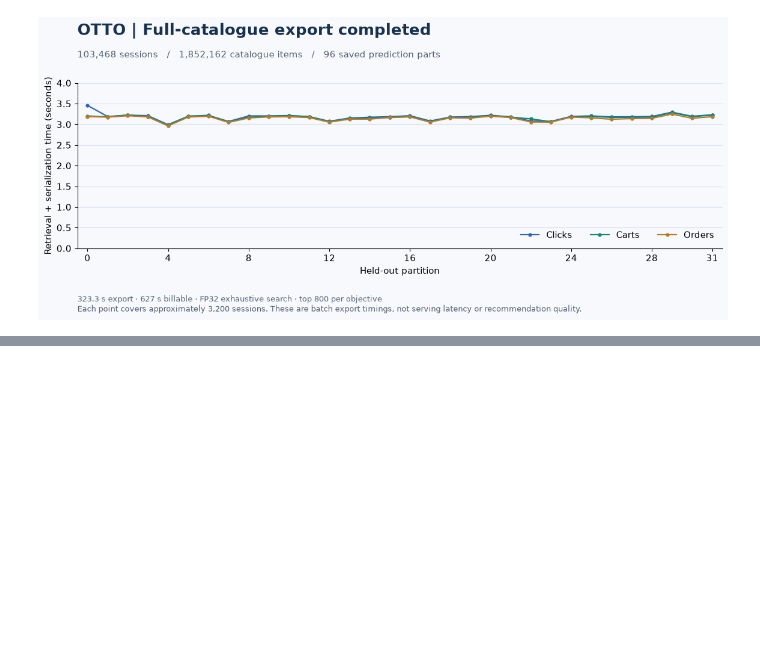
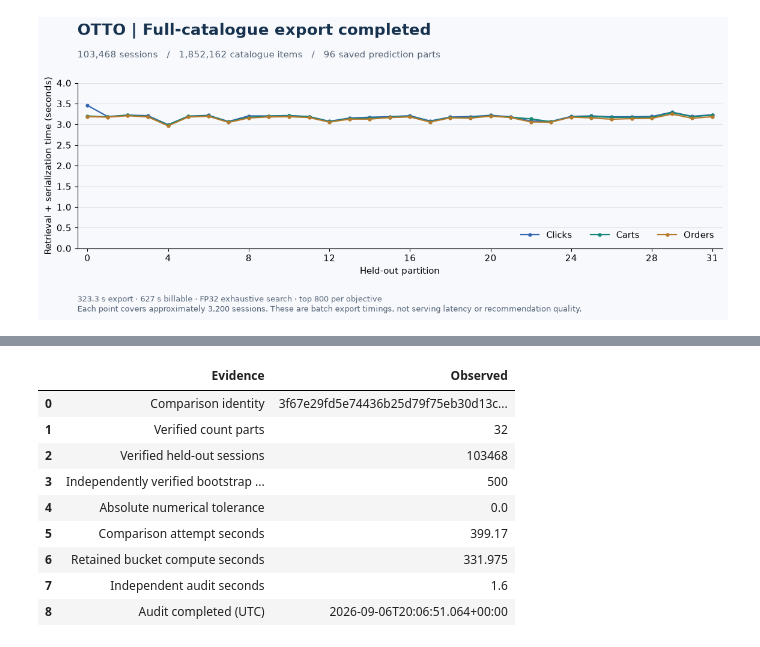
Before and after one commit to alvaromendizabal/otto-recommender-system, a Jupyter notebook: notebooks/05_two_tower_results.ipynb, the cells around one changed output, grey strips where cells are left out. Cells and saved outputs as stored; diff of their text form; code cells hidden in the pictures; blank space fills up the shorter version.

```diff
--- a/notebooks/05_two_tower_results.ipynb
+++ b/notebooks/05_two_tower_results.ipynb
@@ -209,0 +313,23 @@ The neural retriever advances to five-fold OOF only if its held-out candidates r
+# %%
+display(pd.DataFrame([
+    ('Comparison identity', result['input_id']),
+    ('Verified count parts', audit['verified_parts']),
+    ('Verified held-out sessions', audit['sessions']),
+    ('Independently verified bootstrap draws', audit['bootstrap_iterations_verified']),
+    ('Absolute numerical tolerance', audit['absolute_tolerance']),
+    ('Comparison attempt seconds', result['elapsed_seconds_this_attempt']),
+    ('Retained bucket compute seconds', round(result['completed_bucket_compute_seconds'], 3)),
+    ('Independent audit seconds', audit['elapsed_seconds']),
+    ('Audit completed (UTC)', audit['verified_at_utc']),
+], columns=['Evidence', 'Observed']))
+# %% [output]
+|  | Evidence | Observed |
+| 0 | Comparison identity | 3f67e29fd5e74436b25d79f75eb30d13c... |
+| 1 | Verified count parts | 32 |
+| 2 | Verified held-out sessions | 103468 |
+| 3 | Independently verified bootstrap ... | 500 |
+| 4 | Absolute numerical tolerance | 0.0 |
+| 5 | Comparison attempt seconds | 399.17 |
+| 6 | Retained bucket compute seconds | 331.975 |
+| 7 | Independent audit seconds | 1.6 |
+| 8 | Audit completed (UTC) | 2026-09-06T20:06:51.064+00:00 |
```
Also changed, not shown: parts of 14 cells of this notebook, 13 other files.
